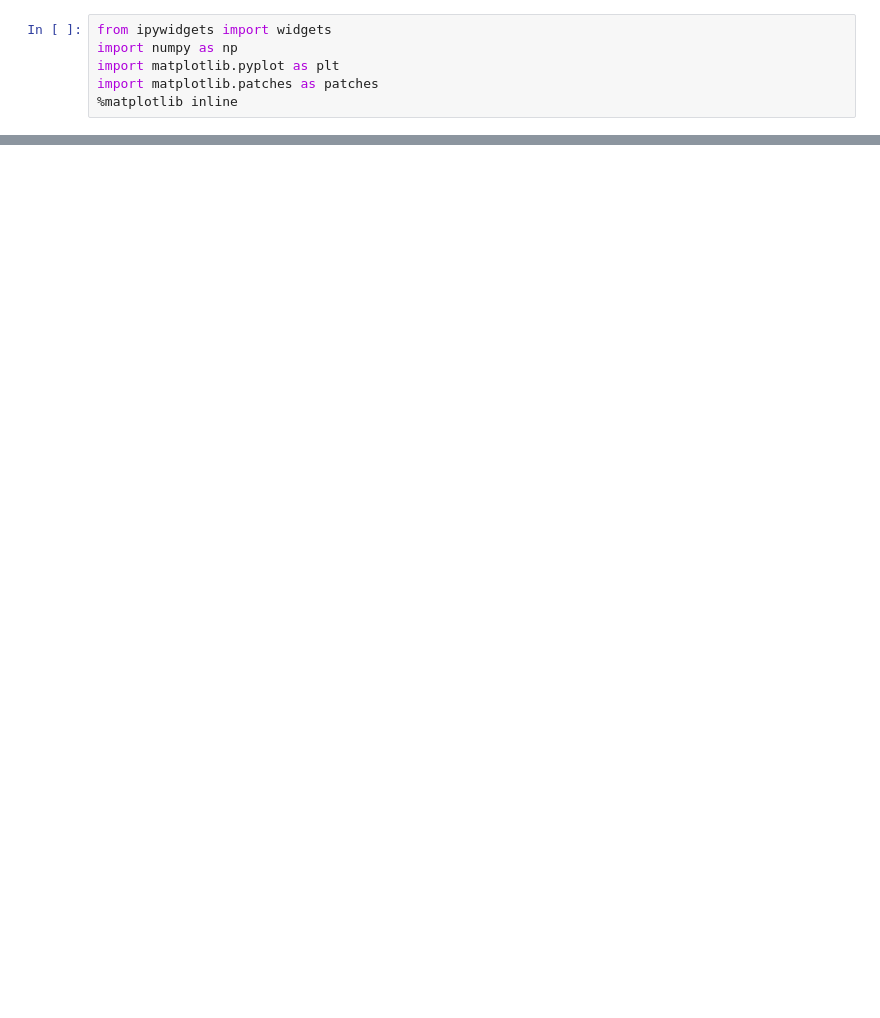
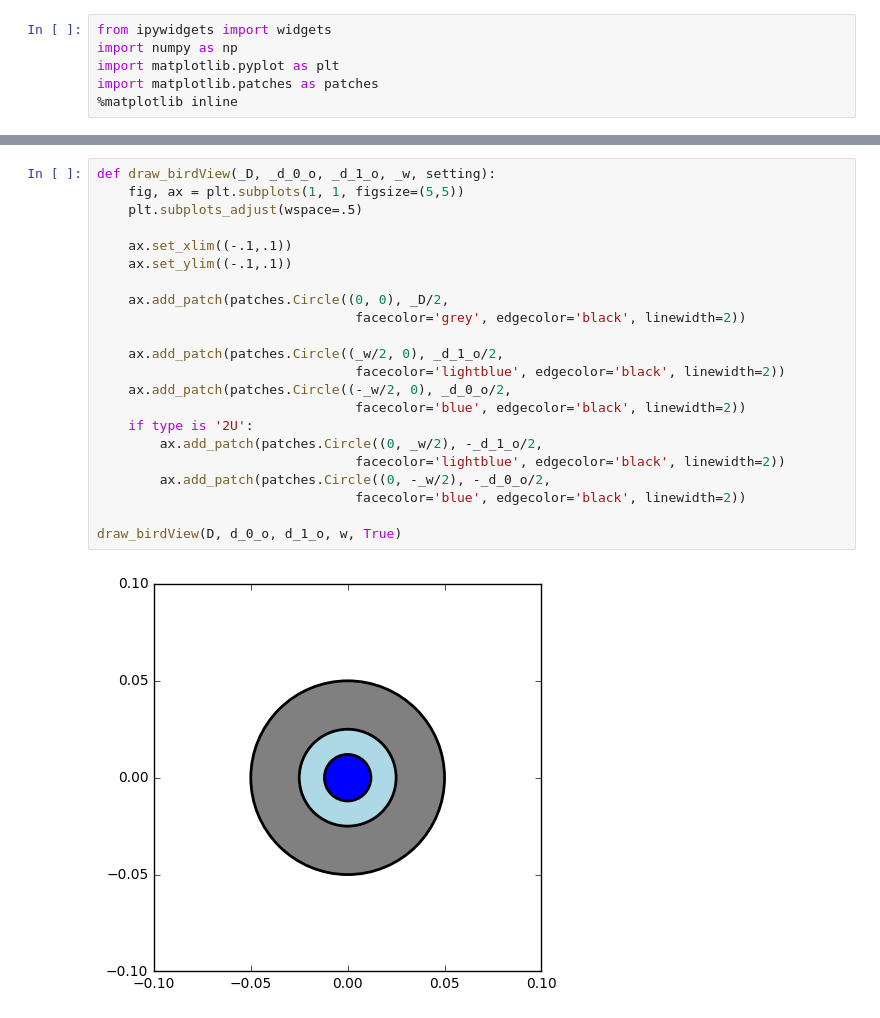
Before and after one commit to drjod/jupyter, a Jupyter notebook: eskilson_steady.ipynb, the cells around one changed output, grey strips where cells are left out. Saved outputs shown, nothing was run; the diff lists cells and outputs as text; blank space fills up the shorter version.

```diff
--- a/eskilson_steady.ipynb
+++ b/eskilson_steady.ipynb
@@ -621,0 +69,24 @@ Setup: True  Constraint1: 0.0815  Constraint 2: 0.0434
+# %%
+def draw_birdView(_D, _d_0_o, _d_1_o, _w, setting):
+    fig, ax = plt.subplots(1, 1, figsize=(5,5))
+    plt.subplots_adjust(wspace=.5)
+
+    ax.set_xlim((-.1,.1))
+    ax.set_ylim((-.1,.1))
+
+    ax.add_patch(patches.Circle((0, 0), _D/2,
+                                 facecolor='grey', edgecolor='black', linewidth=2))
+
+    ax.add_patch(patches.Circle((_w/2, 0), _d_1_o/2,
+                                 facecolor='lightblue', edgecolor='black', linewidth=2))
+    ax.add_patch(patches.Circle((-_w/2, 0), _d_0_o/2,
+                                 facecolor='blue', edgecolor='black', linewidth=2))
+    if type is '2U':
+        ax.add_patch(patches.Circle((0, _w/2), -_d_1_o/2,
+                                 facecolor='lightblue', edgecolor='black', linewidth=2))
+        ax.add_patch(patches.Circle((0, -_w/2), -_d_0_o/2,
+                                 facecolor='blue', edgecolor='black', linewidth=2))
+
+draw_birdView(D, d_0_o, d_1_o, w, True)
+# %% [output]
+[figure, added]
```
Also changed, not shown: parts of 39 cells of this notebook.
